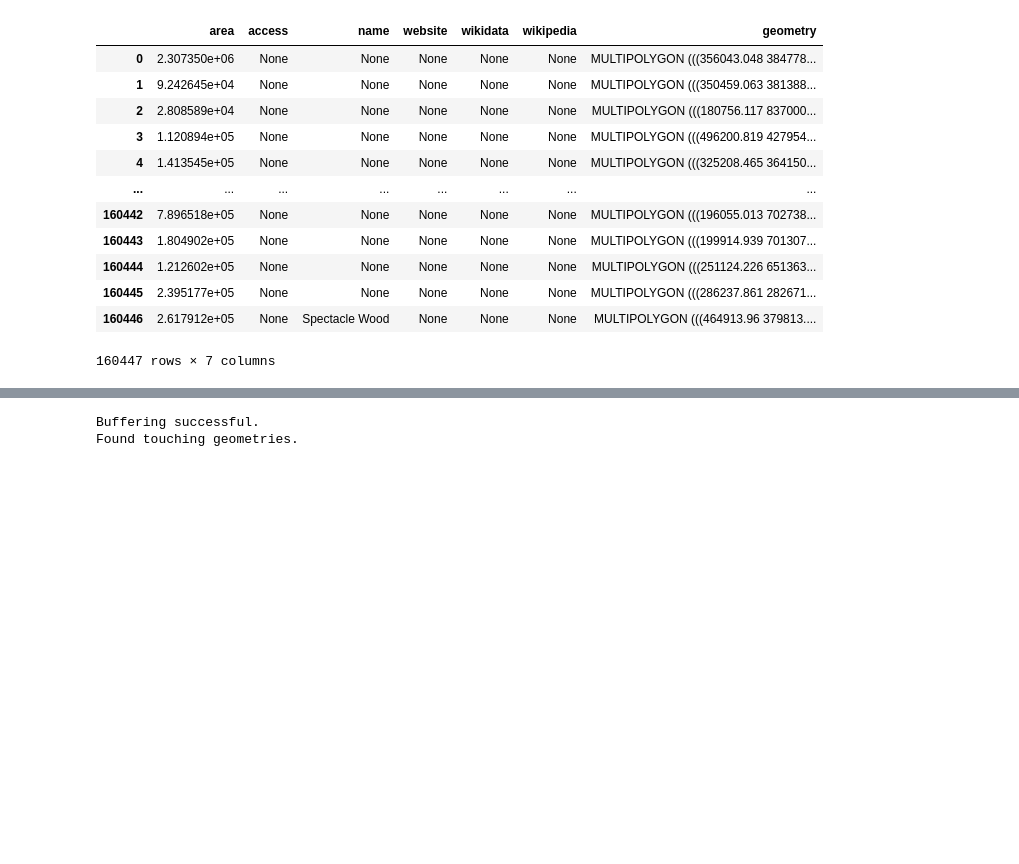
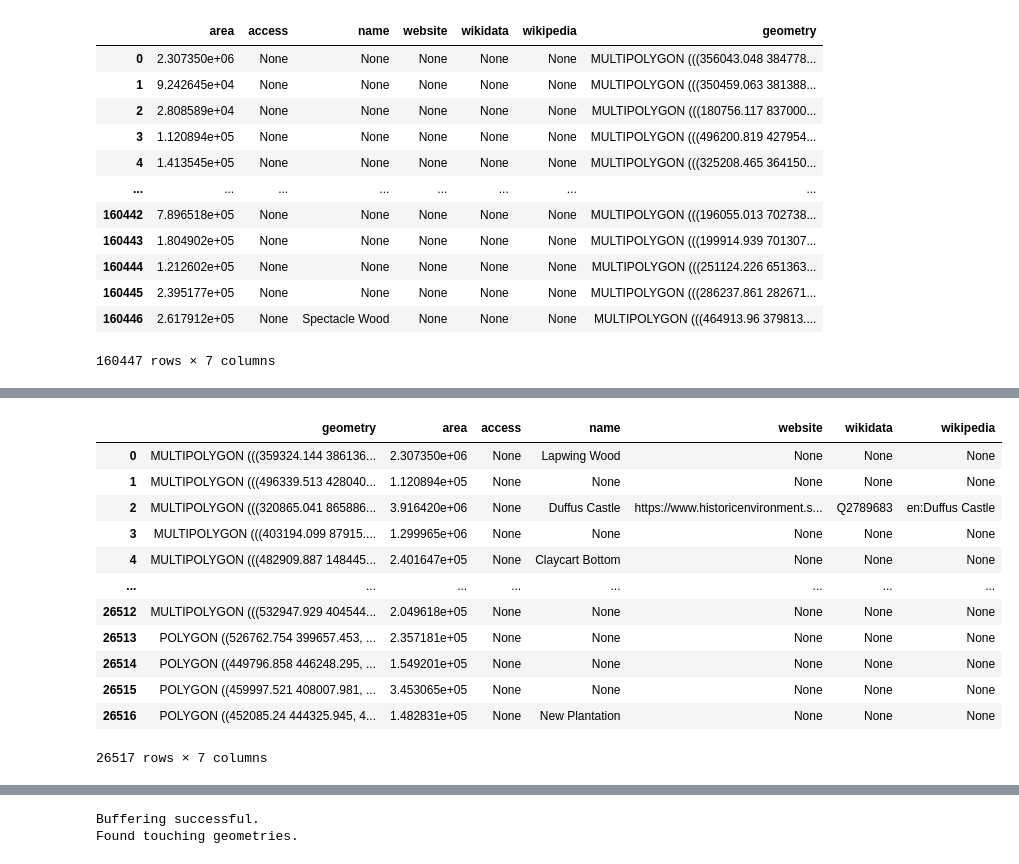
Before and after one commit to a-saveleva/casa_0003_group_project, a Jupyter notebook: data/natural_assets_dataset/joining.ipynb, the cells around one changed output, grey strips where cells are left out. Saved outputs shown, nothing was run; the diff lists cells and outputs as text; code cells hidden in the pictures; blank space fills up the shorter version.

```diff
--- a/data/natural_assets_dataset/joining.ipynb
+++ b/data/natural_assets_dataset/joining.ipynb
@@ -380,0 +415,13 @@ Intersecting iter: 23
+# %%
+first_second_third_batches = gpd.read_file("natural_assets_data_raw/first_second_third_batches_concat_debuffered_dropsmall.gpkg")
+# %%
+# first_second_third_batches_copy = first_second_third_batches.copy()
+
+for i in range(1000000):
+    print(f'Intersecting iter: {i}')
+    gdf_starting = first_second_third_batches.shape
+    first_second_third_batches = intersection_grouping(first_second_third_batches, 'intersects')
+    print(f'Length of new woods_wales_scotland_copy: {len(first_second_third_batches)}')
+    print(f'Length of gdf_starting: {gdf_starting[0]}')
+    if len(first_second_third_batches) == gdf_starting[0]:
+        break
@@ -380,0 +449,16 @@ Intersecting iter: 23
+# %%
+first_second_third_batches
+# %% [output]
+|  | geometry | area | access | name | website | wikidata | wikipedia |
+| 0 | MULTIPOLYGON (((359324.144 386136... | 2.307350e+06 | None | Lapwing Wood | None | None | None |
+| 1 | MULTIPOLYGON (((496339.513 428040... | 1.120894e+05 | None | None | None | None | None |
+| 2 | MULTIPOLYGON (((320865.041 865886... | 3.916420e+06 | None | Duffus Castle | https://www.historicenvironment.s... | Q2789683 | en:Duffus Castle |
+| 3 | MULTIPOLYGON (((403194.099 87915.... | 1.299965e+06 | None | None | None | None | None |
+| 4 | MULTIPOLYGON (((482909.887 148445... | 2.401647e+05 | None | Claycart Bottom | None | None | None |
+| ... | ... | ... | ... | ... | ... | ... | ... |
+| 26512 | MULTIPOLYGON (((532947.929 404544... | 2.049618e+05 | None | None | None | None | None |
+| 26513 | POLYGON ((526762.754 399657.453, ... | 2.357181e+05 | None | None | None | None | None |
+| 26514 | POLYGON ((449796.858 446248.295, ... | 1.549201e+05 | None | None | None | None | None |
+| 26515 | POLYGON ((459997.521 408007.981, ... | 3.453065e+05 | None | None | None | None | None |
+| 26516 | POLYGON ((452085.24 444325.945, 4... | 1.482831e+05 | None | New Plantation | None | None | None |
+26517 rows × 7 columns
```
Also changed, not shown: parts of 21 cells of this notebook, 9 other files.
